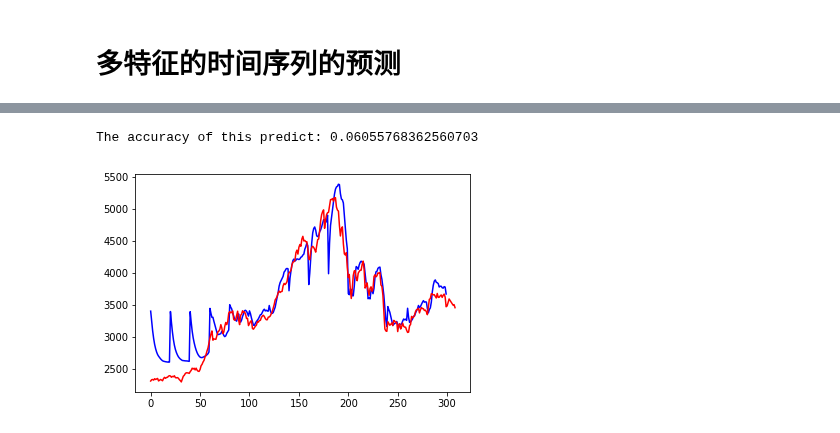
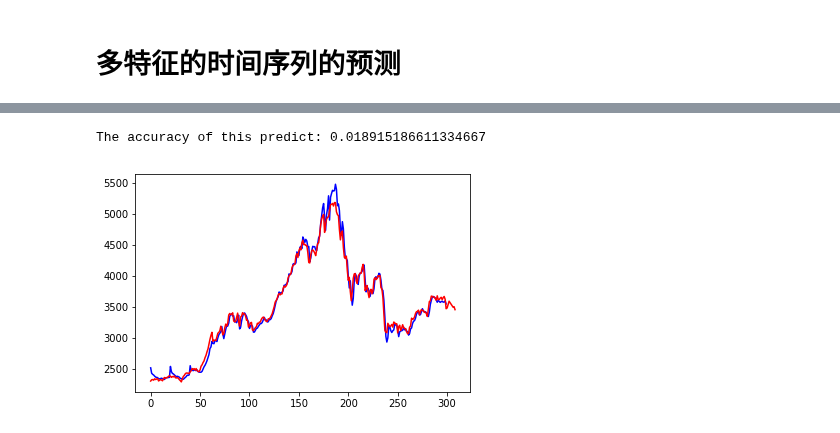
Before and after one commit to liyuan3970/study_demo, a Jupyter notebook: Deep_learning/tensorflow/RNN时间序列的表示.ipynb, the cells around one changed output, grey strips where cells are left out. Cells and saved outputs as stored; diff of their text form; code cells hidden in the pictures.

```diff
--- a/Deep_learning/tensorflow/RNN时间序列的表示.ipynb
+++ b/Deep_learning/tensorflow/RNN时间序列的表示.ipynb
@@ -176,7 +176,7 @@ import numpy as np
 %matplotlib inline
 import matplotlib.pyplot as plt
 import tensorflow as tf
-
+#实际上是一个多维数据的映射关系，预测效果并没有，也是依据现成的观测数据，和标签数据，进行预测。
 rnn_unit=10         #隐层神经元的个数
 lstm_layers=2       #隐层层数
 input_size=7
@@ -275,7 +275,7 @@ def train_lstm(batch_size=60,time_step=20,train_begin=2000,train_end=5800):
 
     with tf.Session() as sess:
         sess.run(tf.global_variables_initializer())
-        for i in range(10):     #这个迭代次数，可以更改，越大预测效果会更好，但需要更长时间
+        for i in range(500):     #这个迭代次数，可以更改，越大预测效果会更好，但需要更长时间
             for step in range(len(batch_index)-1):
                 _,loss_=sess.run([train_op,loss],feed_dict={X:train_x[batch_index[step]:batch_index[step+1]],Y:train_y[batch_index[step]:batch_index[step+1]],keep_prob:0.5})
             print("Number of iterations:",i," loss:",loss_)
@@ -344,4 +350,4 @@ W0118 16:16:37.469297 140309230208832 deprecation.py:323] From /home/liyuan3970/
 Instructions for updating:
 Use standard file APIs to check for files with this prefix.
-The accuracy of this predict: 0.06055768362560703
+The accuracy of this predict: 0.018915186611334667
-[figure, old version]
+[figure, new version]
```
Also changed, not shown: parts of 1 cell of this notebook, 3 other files.
